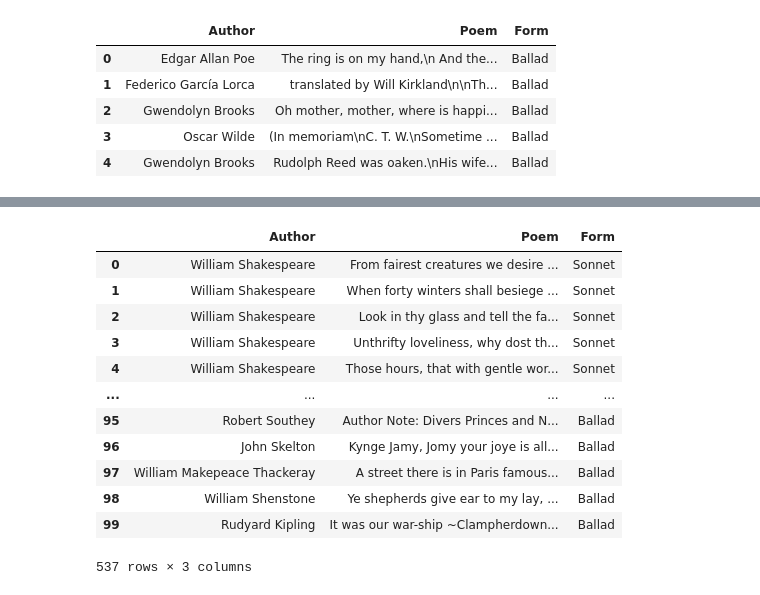
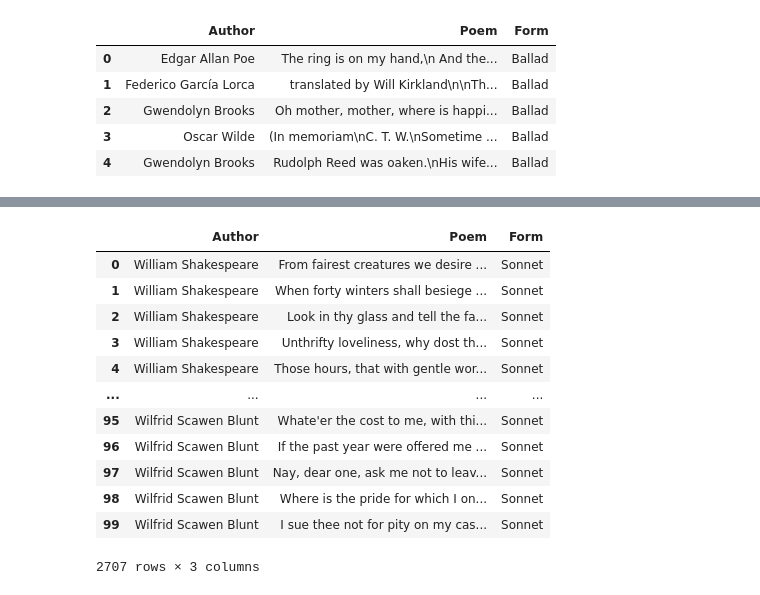
Before and after one commit to robezal/gopo, a Jupyter notebook: Multiple_Forms.ipynb, the cells around one changed output, grey strips where cells are left out. Saved outputs shown, nothing was run; the diff lists cells and outputs as text; code cells hidden in the pictures.

```diff
--- a/Multiple_Forms.ipynb
+++ b/Multiple_Forms.ipynb
@@ -114,3 +114,7 @@ df3.head()
 | 2 | Gwendolyn Brooks | Oh mother, mother, where is happi... | Ballad |
 | 3 | Oscar Wilde | (In memoriam\nC. T. W.\nSometime ... | Ballad |
 | 4 | Gwendolyn Brooks | Rudolph Reed was oaken.\nHis wife... | Ballad |
+# %%
+df10 = pd.read_csv('Sonnets_100.csv', index_col = 0)
+df0 = df10[['Author', 'Poem', 'Form']].copy()
+df0.head()
@@ -116,0 +128,4 @@ df3.head()
+# %%
+df0 = df0[df0.Author != 'William Shakespeare']
+df0 = df0[df0.Author != 'Elizabeth Barrett Browning']
+df0.head()
@@ -116,0 +139,4 @@ df3.head()
+# %%
+df120 = pd.read_csv('Sonnets2_100.csv', index_col = 0)
+df20 = df120[['Author', 'Poem', 'Form']].copy()
+df20.head()
@@ -116,0 +150,6 @@ df3.head()
+# %%
+df20 = df20[df20.Author != 'William Shakespeare']
+df20 = df20[df20.Author != 'Elizabeth Barrett Browning']
+df20 = df20[df20.Author != 'Susan Williams']
+
+df20.head()
@@ -117,20 +163,20 @@ df3.head()
 # %%
-df1 = df4.append(df5).append(df6).append(df7).append(df8).append(df9).append(df3)
+df1 = df4.append(df5).append(df6).append(df7).append(df8).append(df9).append(df3).append(df0).append(df20)
 df1
 # %% [output]
 |  | Author | Poem | Form |
 | 0 | William Shakespeare | From fairest creatures we desire ... | Sonnet |
 | 1 | William Shakespeare | When forty winters shall besiege ... | Sonnet |
 | 2 | William Shakespeare | Look in thy glass and tell the fa... | Sonnet |
 | 3 | William Shakespeare | Unthrifty loveliness, why dost th... | Sonnet |
 | 4 | William Shakespeare | Those hours, that with gentle wor... | Sonnet |
 | ... | ... | ... | ... |
-| 95 | Robert Southey | Author Note: Divers Princes and N... | Ballad |
-| 96 | John Skelton | Kynge Jamy, Jomy your joye is all... | Ballad |
-| 97 | William Makepeace Thackeray | A street there is in Paris famous... | Ballad |
-| 98 | William Shenstone | Ye shepherds give ear to my lay, ... | Ballad |
-| 99 | Rudyard Kipling | It was our war-ship ~Clampherdown... | Ballad |
+| 95 | Wilfrid Scawen Blunt | Whate'er the cost to me, with thi... | Sonnet |
+| 96 | Wilfrid Scawen Blunt | If the past year were offered me ... | Sonnet |
+| 97 | Wilfrid Scawen Blunt | Nay, dear one, ask me not to leav... | Sonnet |
+| 98 | Wilfrid Scawen Blunt | Where is the pride for which I on... | Sonnet |
+| 99 | Wilfrid Scawen Blunt | I sue thee not for pity on my cas... | Sonnet |
-537 rows × 3 columns
+2707 rows × 3 columns
 # %%
 df1.Form.unique()
 # %% [output]
```
Also changed, not shown: parts of 9 cells of this notebook, 15 other files.
